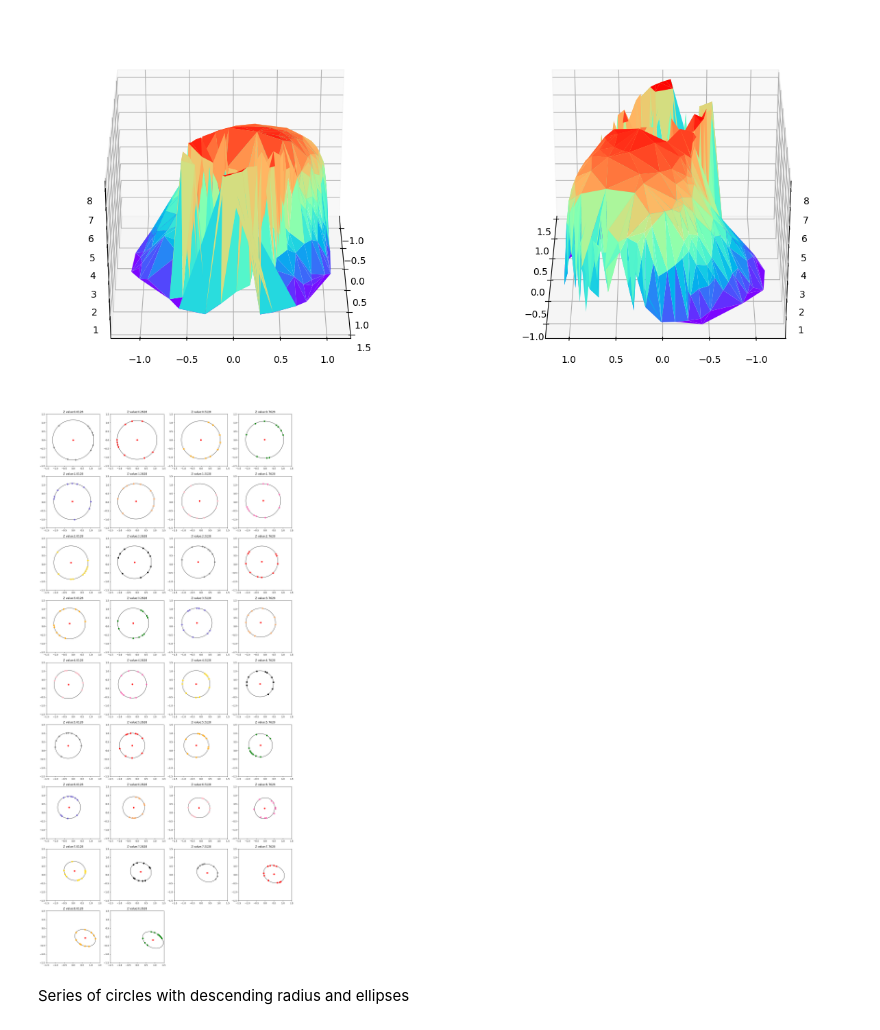
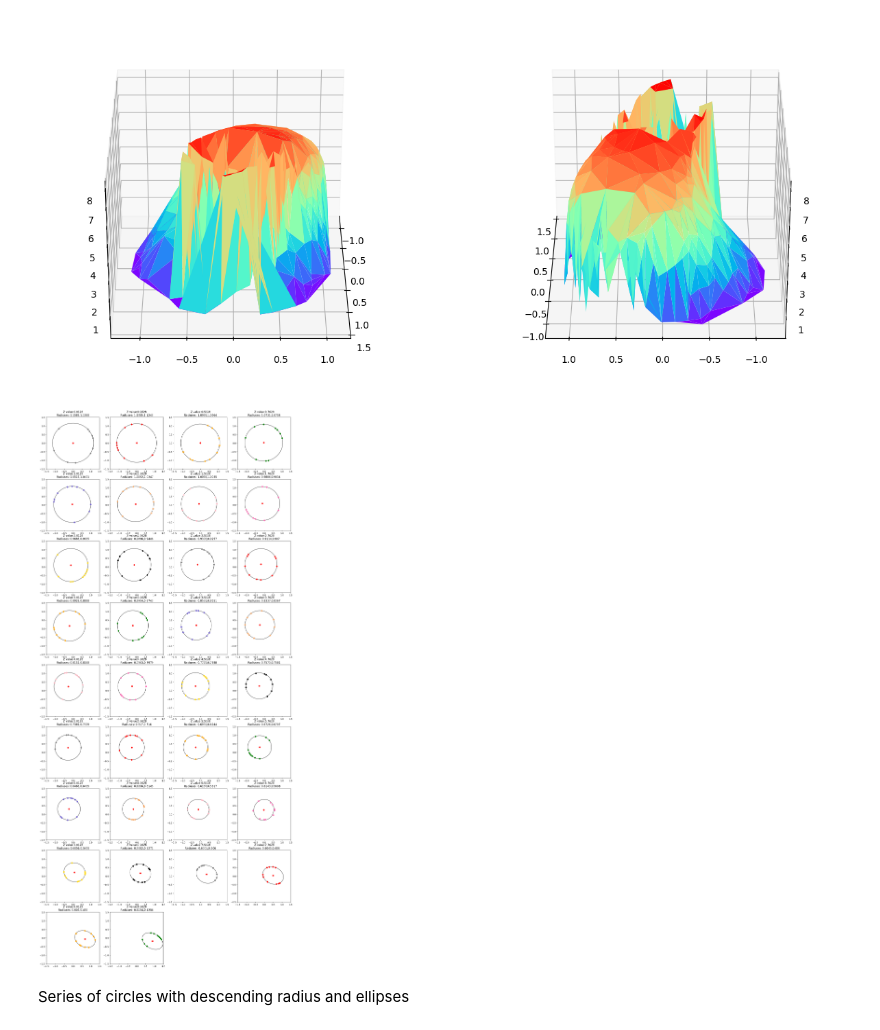
Before and after one commit to TalRos99/Surface-Prediction, a Jupyter notebook: Surface prediction.ipynb, the cells around one changed output. Saved outputs shown, nothing was run; the diff lists cells and outputs as text; code cells hidden in the pictures.

Commit message:
Radiuses added to ellipses plot

```diff
--- a/Surface prediction.ipynb
+++ b/Surface prediction.ipynb
@@ -94,7 +91,7 @@ def fitEllipse(x,y):
     S = np.dot(D.T,D)
     C = np.zeros([6,6])
     C[0,2] = C[2,0] = 2; C[1,1] = -1
-    E, V =  eig(np.dot(inv(S), C))
+    E, V = np.linalg.eig(np.dot(np.linalg.inv(S), C))
     n = np.argmax(np.abs(E))
     a = V[:,n]
     return a
@@ -136,33 +133,32 @@ def ellipse_angle_of_rotation2( a ):
 # %%
 vals = np.array(vals)
 z_unique_values = np.unique(vals[:, 2])
-
 ticks = [-1.5, -1, -0.5, 0, 0.5, 1, 1.5]
 k = 1
 fig_size_scale = 5
 fig = plt.figure(figsize=(4*fig_size_scale,9*fig_size_scale))
 for layer in z_unique_values:
     ax = fig.add_subplot(9, 4, k)
     relevant_points = vals[vals[:, 2] == layer][:, :2]
     if len(relevant_points) > 3:
         a = fitEllipse(relevant_points[:, 0], relevant_points[:, 1])
         center = ellipse_center(a)
         phi = ellipse_angle_of_rotation2(a)
         axes = ellipse_axis_length(a)
         a, b = axes
         ell = Ellipse(center, 2 * a, 2 * b,  angle=phi * 180 / np.pi, fill=False)
         ax.add_artist(ell)
         ell.set_clip_box(ax.bbox)
-        ax.set_title("Z value:" + str(round(layer, 4)))
+        ax.set_title("Z value:" + str(round(layer, 4))+ "\nRadiuses: " + str(round(a, 4)) + "," + str(round(b, 4)))
         ax.scatter(center[0], center[1], color='red')
 
     ax.set_xlim(-1.5, 1.5)
     ax.set_ylim(-1.5, 1.5)
     ax.set_xticks(ticks)
     ax.set_yticks(ticks)
     ax.scatter(relevant_points[:, 0], relevant_points[:, 1], color=colour[k%len(colour)])
     k += 1
 # %% [output]
-[figure, old version]
+[figure, new version]
 # %% [markdown]
 Series of circles with descending radius and ellipses
```
Also changed, not shown: parts of 2 cells of this notebook.
